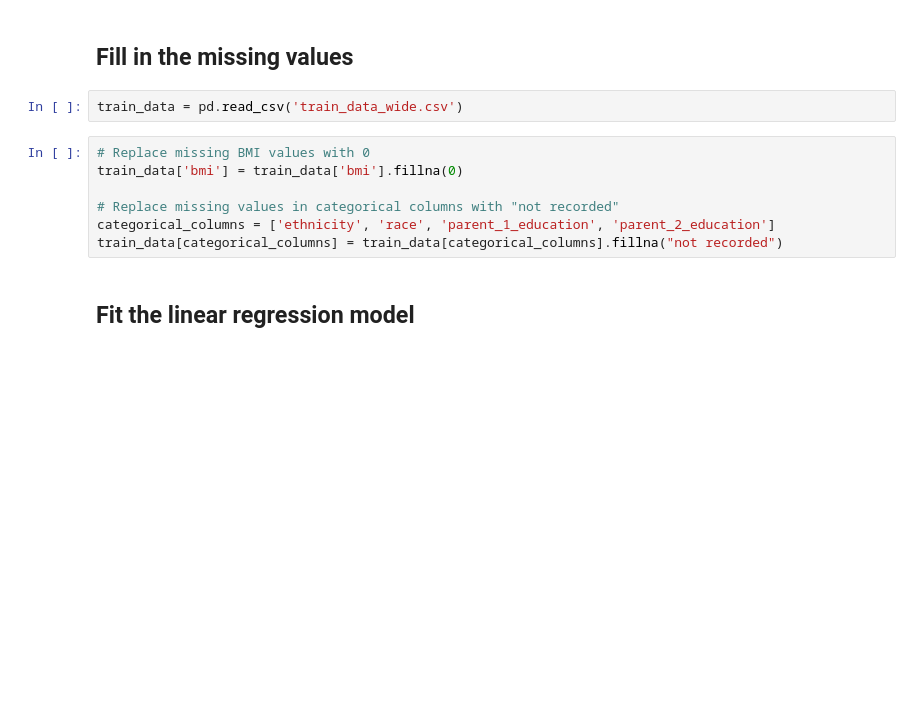
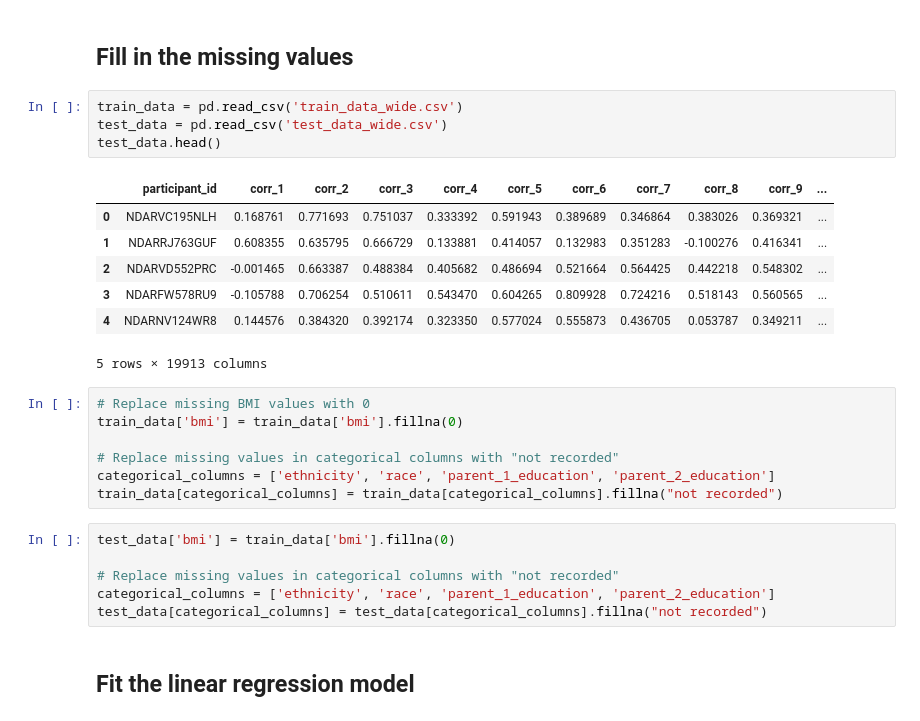
Before and after one commit to yshgboop/WiDS-Project, a Jupyter notebook: modeling.ipynb, the cells around one changed output. Cells and saved outputs as stored; diff of their text form; blank space fills up the shorter version.

```diff
--- a/modeling.ipynb
+++ b/modeling.ipynb
@@ -15,6 +15,16 @@ The autoreload extension is already loaded. To reload it, use:
 ## Fill in the missing values
 # %%
 train_data = pd.read_csv('train_data_wide.csv')
+test_data = pd.read_csv('test_data_wide.csv')
+test_data.head()
+# %% [output]
+|  | participant_id | corr_1 | corr_2 | corr_3 | corr_4 | corr_5 | corr_6 | corr_7 | corr_8 | corr_9 | ... |
+| 0 | NDARVC195NLH | 0.168761 | 0.771693 | 0.751037 | 0.333392 | 0.591943 | 0.389689 | 0.346864 | 0.383026 | 0.369321 | ... |
+| 1 | NDARRJ763GUF | 0.608355 | 0.635795 | 0.666729 | 0.133881 | 0.414057 | 0.132983 | 0.351283 | -0.100276 | 0.416341 | ... |
+| 2 | NDARVD552PRC | -0.001465 | 0.663387 | 0.488384 | 0.405682 | 0.486694 | 0.521664 | 0.564425 | 0.442218 | 0.548302 | ... |
+| 3 | NDARFW578RU9 | -0.105788 | 0.706254 | 0.510611 | 0.543470 | 0.604265 | 0.809928 | 0.724216 | 0.518143 | 0.560565 | ... |
+| 4 | NDARNV124WR8 | 0.144576 | 0.384320 | 0.392174 | 0.323350 | 0.577024 | 0.555873 | 0.436705 | 0.053787 | 0.349211 | ... |
+5 rows × 19913 columns
 # %%
 # Replace missing BMI values with 0
 train_data['bmi'] = train_data['bmi'].fillna(0)
@@ -22,6 +32,12 @@ train_data['bmi'] = train_data['bmi'].fillna(0)
 # Replace missing values in categorical columns with "not recorded"
 categorical_columns = ['ethnicity', 'race', 'parent_1_education', 'parent_2_education']
 train_data[categorical_columns] = train_data[categorical_columns].fillna("not recorded")
+# %%
+test_data['bmi'] = train_data['bmi'].fillna(0)
+
+# Replace missing values in categorical columns with "not recorded"
+categorical_columns = ['ethnicity', 'race', 'parent_1_education', 'parent_2_education']
+test_data[categorical_columns] = test_data[categorical_columns].fillna("not recorded")
 # %% [markdown]
 ## Fit the linear regression model
 # %%
```
Also changed, not shown: parts of 4 cells of this notebook, 1 other file.
